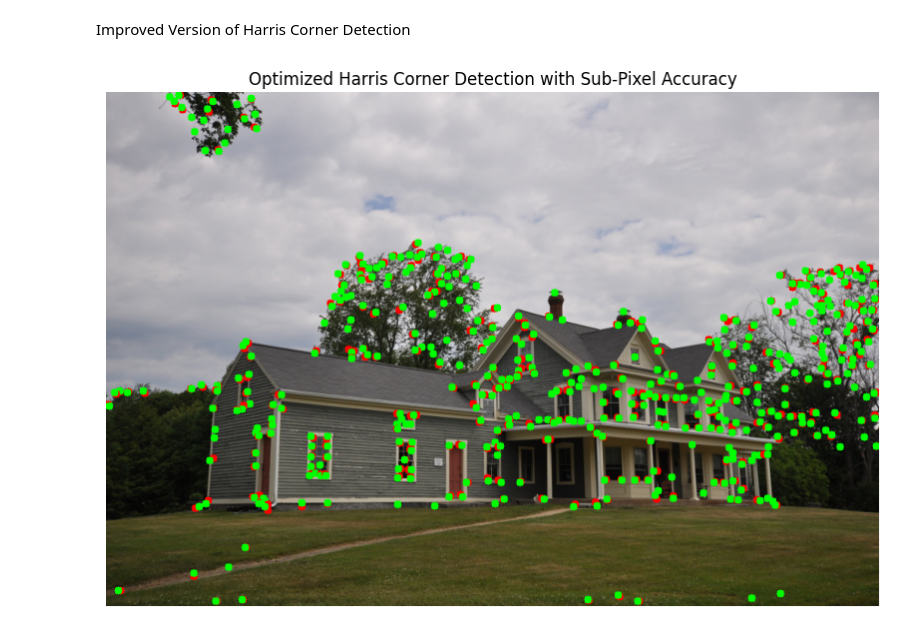
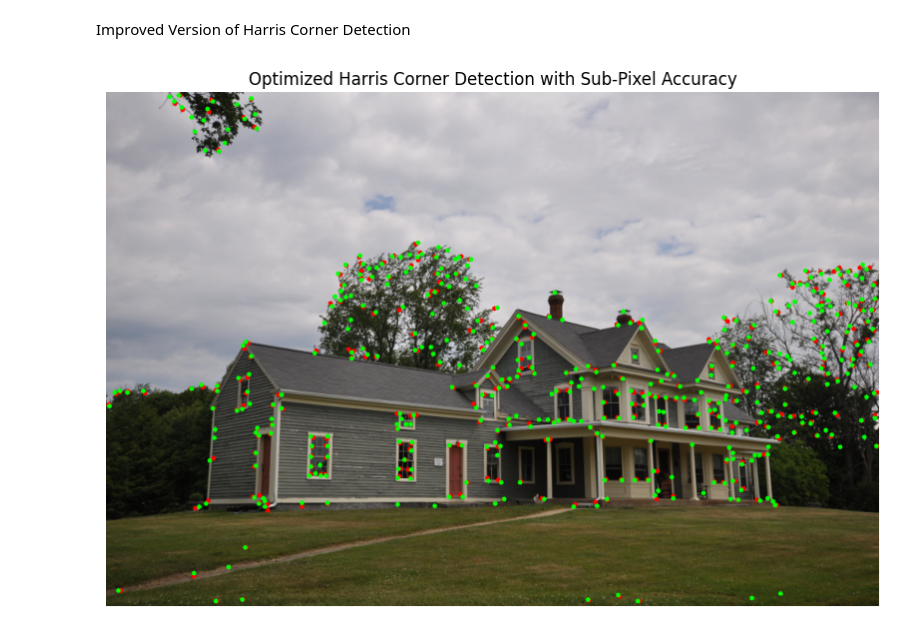
Before and after one commit to DilshanGDT/Learnings-CV, a Jupyter notebook: FeatureDetection&Matching/test.ipynb, the cells around one changed output. Saved outputs shown, nothing was run; the diff lists cells and outputs as text; code cells hidden in the pictures.

```diff
--- a/FeatureDetection&Matching/test.ipynb
+++ b/FeatureDetection&Matching/test.ipynb
@@ -62,7 +62,7 @@ for i, filename in enumerate(filenames):
 
     # Convert to float and apply Harris Corner Detection
     gray = np.float32(gray)
-    dst = cv.cornerHarris(gray, 2, 3, 0.04)
+    dst = cv.cornerHarris(gray, 4, 3, 0.04)
 
     # Dilate result for marking the corners
     dst = cv.dilate(dst, None)
@@ -111,34 +111,35 @@ else:
     # 🔹 Step 1: Improved Preprocessing
     gray = cv.GaussianBlur(gray, (5, 5), 0)  # Reduce noise
     gray = cv.equalizeHist(gray)  # Enhance contrast
 
     # 🔹 Step 2: Harris Corner Detection with Adjusted Parameters
     gray = np.float32(gray)
     dst = cv.cornerHarris(gray, blockSize=3, ksize=5, k=0.06)
 
     # Thresholding & Non-Maximum Suppression
     dst[dst < 0.01 * dst.max()] = 0
     dst = cv.dilate(dst, None)
     _, dst = cv.threshold(dst, 0.01 * dst.max(), 255, cv.THRESH_BINARY)
     dst = np.uint8(dst)
 
     # 🔹 Step 3: Find Centroids of Detected Corners
     _, _, _, centroids = cv.connectedComponentsWithStats(dst)
 
     # 🔹 Step 4: Apply Sub-Pixel Accuracy Refinement
     criteria = (cv.TERM_CRITERIA_EPS + cv.TERM_CRITERIA_MAX_ITER, 100, 0.01)
     refined_corners = cv.cornerSubPix(gray, np.float32(centroids), (5, 5), (-1, -1), criteria)
 
     # 🔹 Step 5: Draw Centroids and Refined Corners
     for centroid, refined in zip(centroids[1:], refined_corners[1:]):  # Skip background centroid
-        cv.circle(img, tuple(np.int32(centroid)), 5, (0, 0, 255), -1)  # 🔴 Red for initial detection
-        cv.circle(img, tuple(np.int32(refined)), 5, (0, 255, 0), -1)  # 🟢 Green for refined detection
+        cv.circle(img, tuple(np.int32(centroid)), 3, (0, 0, 255), -1)  # 🔴 Red for initial detection
+        cv.circle(img, tuple(np.int32(refined)), 3, (0, 255, 0), -1)  # 🟢 Green for refined detection
 
     # Display the image using Matplotlib
-    plt.figure(figsize=(10, 10))
+    # Create a figure with subplots
+    plt.figure(figsize=(10, 15))
     plt.imshow(cv.cvtColor(img, cv.COLOR_BGR2RGB))
     plt.title('Optimized Harris Corner Detection with Sub-Pixel Accuracy')
     plt.axis('off')  # Hide the axes
     plt.show()
 # %% [output]
-[figure, old version]
+[figure, new version]
```
Also changed, not shown: parts of 3 cells of this notebook.
